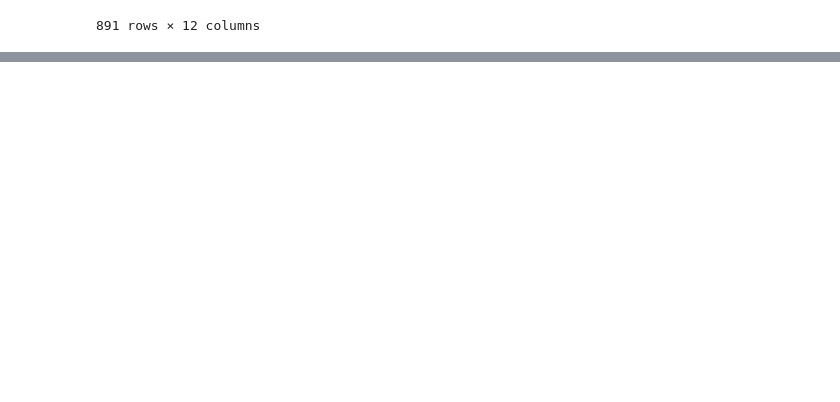
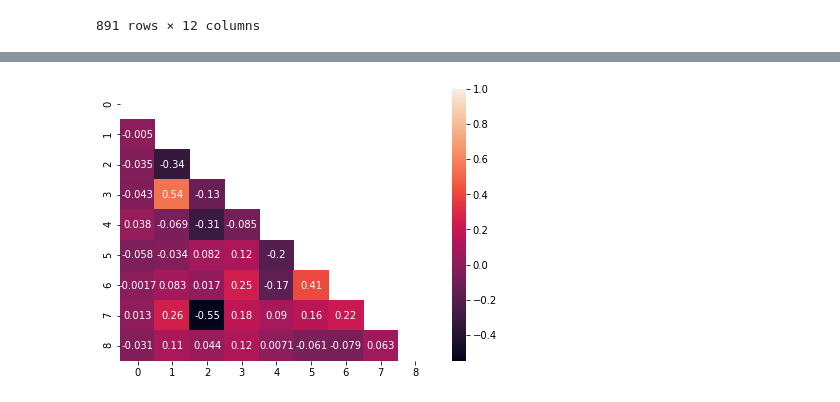
Before and after one commit to ParthivNaresh/ML_Library, a Jupyter notebook: ML_API.ipynb, the cells around one changed output, grey strips where cells are left out. Drawn from its saved outputs; the diff is of its cells as text; code cells hidden in the pictures; blank space fills up the shorter version.

Commit message:
Encoders and visualization

```diff
--- a/ML_API.ipynb
+++ b/ML_API.ipynb
@@ -45,34 +62,36 @@ def drop_null_cols(df_, columns_to_check=[], threshold=0):
     return df_
 # %%
-def drop_null_rows(df_, columns_to_check=[], threshold=0):
+def drop_null_rows(df_, col_to_check=[], threshold=0):
     '''
     Drop rows with null values above a threshold if specified.
 
     Parameters:
         df_ : DataFrame or 2-dimensional array
-        columns_to_check : list or array-like, optional
-            List specifying column(s) to check for null values. Default is
+        col_to_check : str, list or array-like, optional
+            Column(s) to check for null values. Default is
             every column.
         threshold : int or float, optional
-            Max number/percent of null values allowed in {columns_to_check}
+            Max number/percent of null values allowed in {col_to_check}
             of every row. Default is 0.
     Returns:
         df_ : DataFrame
     '''
     if not isinstance(df_, pd.DataFrame):
         df_ = pd.DataFrame(df_)
-    if not isinstance(columns_to_check, list):
-        columns_to_check = list(columns_to_check)
-    if not columns_to_check:
-        columns_to_check = df_.columns
-    cols_size = len(columns_to_check)
+    if isinstance(col_to_check, str):
+        col_to_check = [col_to_check]
+    elif not isinstance(col_to_check, list):
+        col_to_check = list(col_to_check)
+    if not col_to_check:
+        col_to_check = df_.columns
+    cols_size = len(col_to_check)
     # Drop rows that have null values above the specified threshold
     if isinstance(threshold, int):
         df_.dropna(axis=0, thresh=cols_size-threshold,
-                   subset=columns_to_check, inplace=True)
+                   subset=col_to_check, inplace=True)
     elif threshold <= 1.0 and threshold >= 0.0:
         df_.dropna(axis=0, thresh=cols_size-int(cols_size*threshold),
-                   subset=columns_to_check, inplace=True)
+                   subset=col_to_check, inplace=True)
     else:
         raise TypeError(f'{threshold} of wrong type or out of range')
     return df_
@@ -164,2 +177,0 @@ def fill_null(col_, const_=None, col_replace_=None, lin_predict=None, oper_="",
-# %%
-def category_encode():
@@ -182,8 +236,9 @@ total_df
 | 890 | 891 | 0 | 3 | Dooley, Mr. Patrick | male | 32.0 | 0 | 0 | 370376 | 7.7500 | ... |
 891 rows × 12 columns
 # %%
-#drop_null_cols(total_df, ["Age", "Embarked", "Sex"], threshold=2)
-#drop_null_rows(total_df, ["Age", "Embarked", "Sex"], threshold=0)
-total_df["Age"] = fill_null(total_df["Age"], lin_predict=total_df[["Survived", "Pclass", "Age",
-                                                                 "SibSp", "Parch", "Fare"]])
-total_df
+total_df = drop_null_cols(total_df, threshold=0.2)
+total_df = drop_null_rows(total_df, ["Embarked"])
+total_df = category_encode(total_df, ["Sex", "Embarked"], "ordinal")
+total_df["Age"] = fill_null(total_df["Age"], lin_predict=total_df[["Pclass", "Age", "Sex", "SibSp",
+                                                                   "Parch", "Fare", "Embarked"]])
+total_df.drop(columns=["Name", "Ticket"], inplace=True)
@@ -203,0 +245,9 @@ total_df
+# %%
+plt.rcParams['figure.facecolor'] = 'white'
+fig, ax = plt.subplots(figsize=(7, 5))
+df_corr = np.array(total_df.corr())
+mask = np.zeros_like(df_corr)
+mask[np.triu_indices_from(mask)] = True
+ax = sns.heatmap(df_corr, mask=mask, annot=True)
+# %% [output]
+[figure, added]
```
Also changed, not shown: parts of 6 cells of this notebook.
